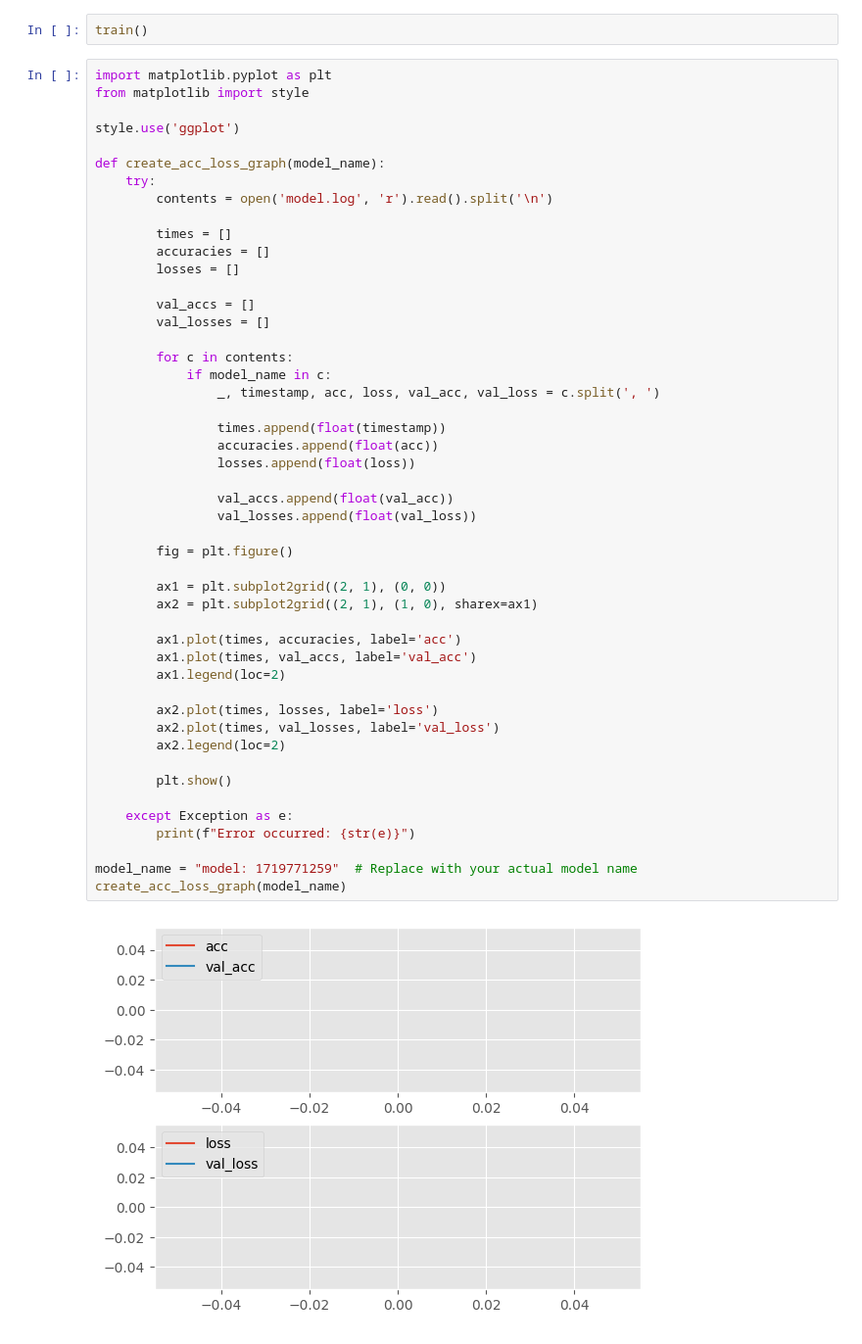
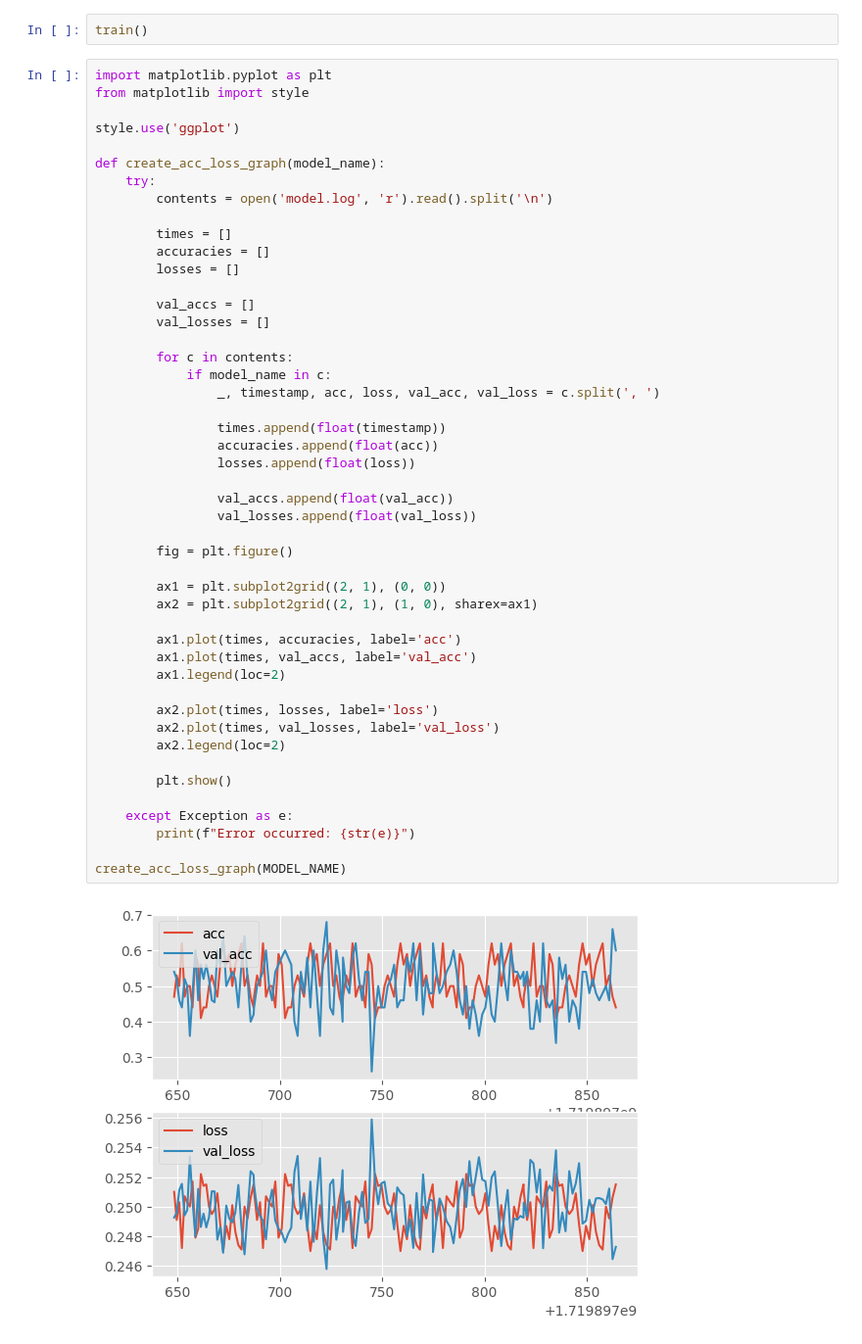
Before and after one commit to Amination-Gogia/Neural-Nets-Summer-24, a Jupyter notebook: PyTorch_sentdex/Lec5_6_7.ipynb, the cells around one changed output. Shown at 98% size. Saved outputs shown, nothing was run; the diff lists cells and outputs as text.

Commit message:
Tried checking the training accuracy plot

```diff
--- a/PyTorch_sentdex/Lec5_6_7.ipynb
+++ b/PyTorch_sentdex/Lec5_6_7.ipynb
@@ -235,33 +242,32 @@ def create_acc_loss_graph(model_name):
         for c in contents:
             if model_name in c:
                 _, timestamp, acc, loss, val_acc, val_loss = c.split(', ')
 
                 times.append(float(timestamp))
                 accuracies.append(float(acc))
                 losses.append(float(loss))
 
                 val_accs.append(float(val_acc))
                 val_losses.append(float(val_loss))
 
         fig = plt.figure()
 
         ax1 = plt.subplot2grid((2, 1), (0, 0))
         ax2 = plt.subplot2grid((2, 1), (1, 0), sharex=ax1)
 
         ax1.plot(times, accuracies, label='acc')
         ax1.plot(times, val_accs, label='val_acc')
         ax1.legend(loc=2)
 
         ax2.plot(times, losses, label='loss')
         ax2.plot(times, val_losses, label='val_loss')
         ax2.legend(loc=2)
 
         plt.show()
 
     except Exception as e:
         print(f"Error occurred: {str(e)}")
 
-model_name = "model: 1719771259"  # Replace with your actual model name
-create_acc_loss_graph(model_name)
+create_acc_loss_graph(MODEL_NAME)
 # %% [output]
-[figure, old version]
+[figure, new version]
```
Also changed, not shown: parts of 7 cells of this notebook.
